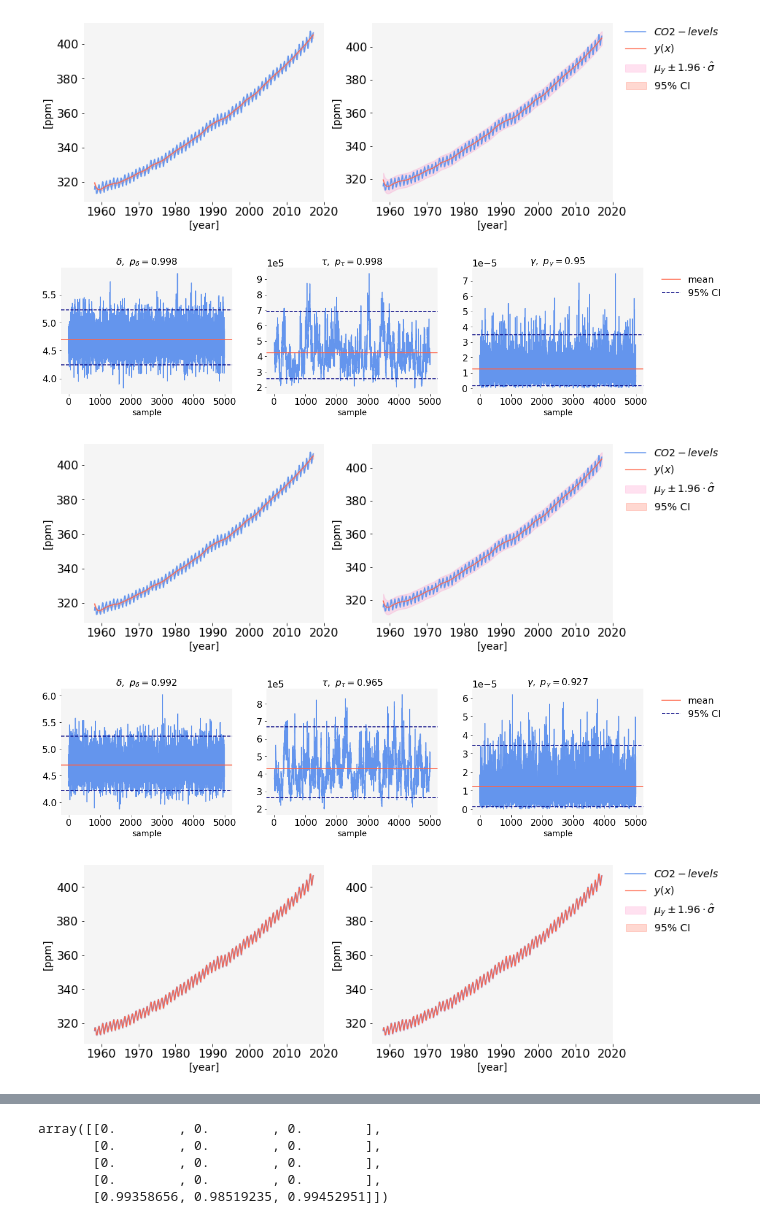
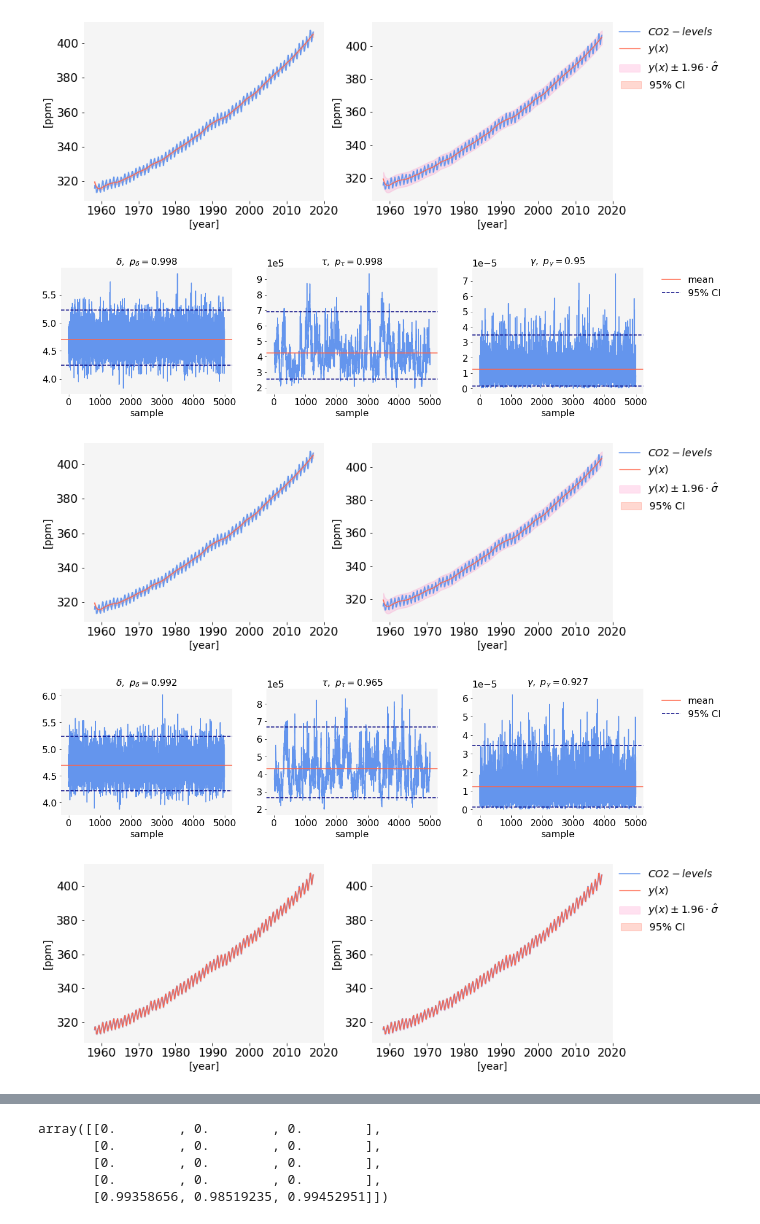
Before and after one commit to NikolineBalle/Bachelor, a Jupyter notebook: sampling_hawaii.ipynb, the cells around one changed output, grey strips where cells are left out. Saved outputs shown, nothing was run; the diff lists cells and outputs as text; code cells hidden in the pictures.

```diff
--- a/sampling_hawaii.ipynb
+++ b/sampling_hawaii.ipynb
@@ -315,9 +315,9 @@ for j in range(J):
     plt.subplot(1,2,2)
     plt.plot(dates,carbon,color = 'cornflowerblue', linewidth=1.5, label = '$CO2-levels$')
     plt.plot(dates,y_mean[j,:] ,color = 'tomato', linewidth=1.2, label = '$y(x)$')
-    plt.fill_between(dates,y_mean[j,:]- np.sqrt(del_mean[j])*scipy.stats.norm.ppf(0.975),y_mean[j,:]+ np.sqrt(del_mean[j])*scipy.stats.norm.ppf(0.975), color='hotpink', alpha=.2,label = '$\mu_{y} \pm 1.96 \cdot \hat{\sigma}$')
+    plt.fill_between(dates,y_mean[j,:]- np.sqrt(del_mean[j])*scipy.stats.norm.ppf(0.975),y_mean[j,:]+ np.sqrt(del_mean[j])*scipy.stats.norm.ppf(0.975), color='hotpink', alpha=.2,label = '$y(x) \pm 1.96 \cdot \hat{\sigma}$')
     red_patch = mpatches.Patch(color='tomato', alpha = .25, label='95% CI')
-    fig.legend(handles=[red_patch], bbox_to_anchor=(1.023,0.612),  loc="center right", borderaxespad=0.2,prop = {'size': 14}, frameon = False)
+    fig.legend(handles=[red_patch], bbox_to_anchor=(1.015,0.612),  loc="center right", borderaxespad=0.2,prop = {'size': 14}, frameon = False)
     plt.ylabel('[ppm]', fontsize = 14)
     plt.xlabel('[year]', fontsize = 14)
     plt.xticks(fontsize = ts)
@@ -344,7 +344,7 @@ for j in range(J):
     plt.axhline(del_mean[j], color = 'tomato')
     plt.axhline(del_ci[j,0,:], linestyle = '--', color = 'navy')
     plt.axhline(del_ci[j,1,:],linestyle = '--', color = 'navy')
-    plt.xlabel('sample', fontsize = 14)
+    plt.xlabel('sample', fontsize = ts)
     plt.title('$\\delta, \ p_{\\delta} = %s$' %(np.round(p_value[j,0], 3)), fontsize = fs)
     plt.xticks(fontsize = ts)
     plt.yticks(fontsize = ts)
@@ -363,7 +363,7 @@ for j in range(J):
     plt.axhline(tau_ci[j,0,:], linestyle = '--', color = 'navy')
     plt.axhline(tau_ci[j,1,:],linestyle = '--', color = 'navy')
     plt.title('$\\tau, \ p_{\\tau} = %s$' %(np.round(p_value[j,1], 3)), fontsize = fs)
-    plt.xlabel('sample', fontsize = 14)
+    plt.xlabel('sample', fontsize = ts)
     plt.xticks(fontsize = ts)
     plt.yticks(fontsize = ts)
     ax = plt.gca()
@@ -375,37 +375,37 @@ for j in range(J):
     ax.xaxis.get_offset_text().set_fontsize(ts)
 
     plt.subplot(1,3,3)
     plt.plot(samp, gam_res[j,:], color = col1)
     plt.axhline(gam_mean[j], color = 'tomato', label = 'mean')
     plt.axhline(gam_ci[j,0,:], linestyle = '--', color = 'navy', label = '95% CI')
     plt.axhline(gam_ci[j,1,:],linestyle = '--', color = 'navy')
     plt.title('$\\gamma, \ p_{\\gamma} = %s$' %(np.round(p_value[j,2], 3)), fontsize = fs)
-    plt.xlabel('sample', fontsize = 14)
+    plt.xlabel('sample', fontsize = ts)
     plt.xticks(fontsize = ts)
     plt.yticks(fontsize = ts)
     ax = plt.gca()
     ax.set_facecolor('whitesmoke')
     for spine in plt.gca().spines.values():
         spine.set_visible(False)
     plt.ticklabel_format(axis="y", style="sci", scilimits=(0,0))
     ax.yaxis.get_offset_text().set_fontsize(ts)
     ax.xaxis.get_offset_text().set_fontsize(ts)
     plt.legend(numpoints = 1, prop = {'size': fs}, loc = 'lower right',  bbox_to_anchor=(1.5, 0.7), frameon = False)
 
 
     fig.set_figheight(4)
     fig.set_figwidth(18)
 
     plt.show()
 
 
     my_path = os.getcwd()
 
     fig.savefig(my_path + '/Plots/sample_values_Hawaii' + str(j+1) + '.pdf', bbox_inches='tight')
 # %% [output]
-[figure, old version]
+[figure, new version]
 [figure]
-[figure, old version]
+[figure, new version]
 [figure]
-[figure, old version]
+[figure, new version]
 [figure]
```
Also changed, not shown: parts of 1 cell of this notebook, 21 other files.
